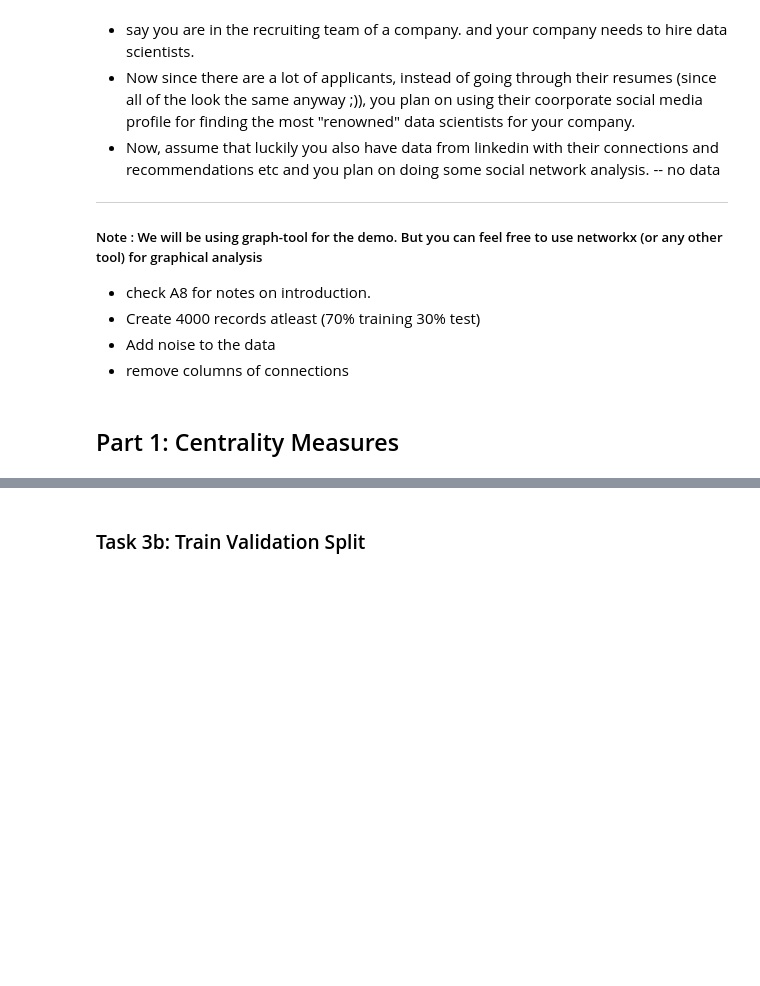
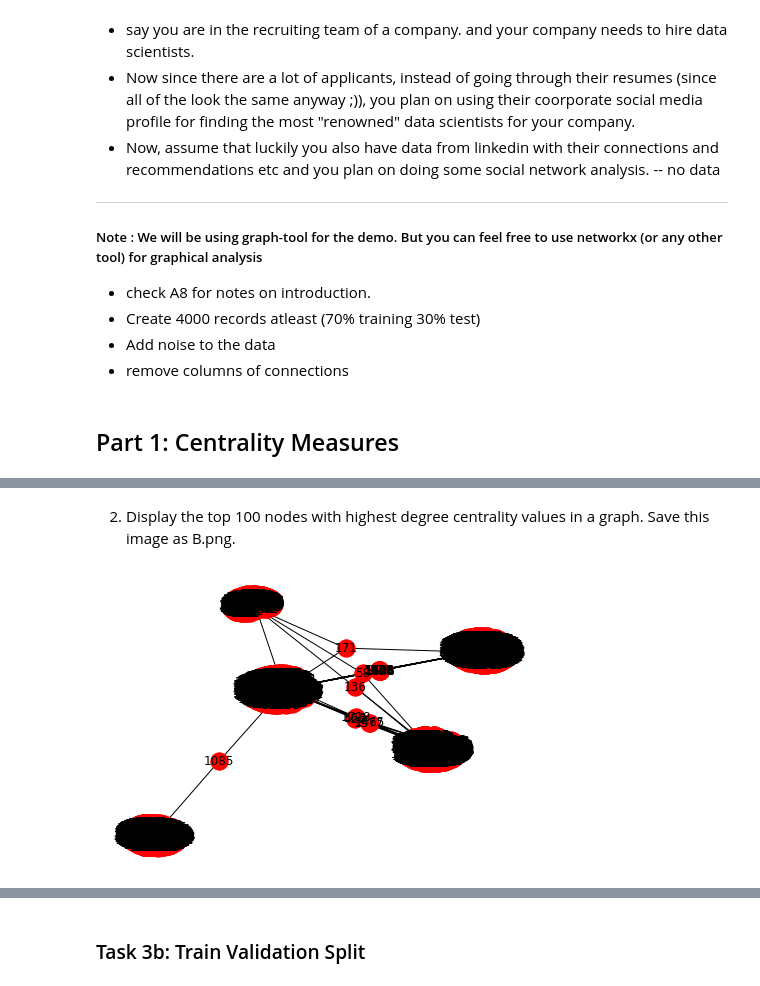
Before and after one commit to meghan14/big_data_projects_python, a Jupyter notebook: assignment_design/assignment_design_cmpt733_mg_networkx.ipynb, the cells around one changed output, grey strips where cells are left out. Drawn from its saved outputs; the diff is of its cells as text; code cells hidden in the pictures; blank space fills up the shorter version.

```diff
--- a/assignment_design/assignment_design_cmpt733_mg_networkx.ipynb
+++ b/assignment_design/assignment_design_cmpt733_mg_networkx.ipynb
@@ -56,5 +19,0 @@ As a part of the first task, create a graph from the first `100` entries of the
-# %%
-g= Graph(directed=True)
-for i,rows in df.head(100).iterrows():
-    g.add_edge(rows[0],rows[1])
-draw(g, with_labels=True)
@@ -266,0 +46,5 @@ https://rawgit.com/sfu-db/bigdata-cmpt733/master/Assignments/A5/A5.html
+# %%
+#<-- Write Your Code -->
+#Reading the edges file as dataframe
+df_edges = pd.read_csv(source+"edges_combined.csv")
+df_edges.head(10)
@@ -266,0 +66,7 @@ https://rawgit.com/sfu-db/bigdata-cmpt733/master/Assignments/A5/A5.html
+# %%
+#<-- Write Your Code -->
+g= Graph(directed=False)
+for i,rows in df_edges.iterrows():
+    g.add_edge(rows[0],rows[1])
+#draw(g, with_labels=True)
+#plt.savefig("A.png", format="PNG")
@@ -266,0 +76,10 @@ https://rawgit.com/sfu-db/bigdata-cmpt733/master/Assignments/A5/A5.html
+# %%
+#<-- Write Your Code -->
+
+## Get degree centrality
+def get_degree_centrality(node,n):
+    return (len([p for p in g.neighbors(node)])/n)
+
+N = len(g.nodes())
+df['degree_centrality'] = df.index.map(lambda x: get_degree_centrality(x,N-1))
+df.head()
@@ -266,0 +94,18 @@ https://rawgit.com/sfu-db/bigdata-cmpt733/master/Assignments/A5/A5.html
+# %% [markdown]
+2. Display the top 100 nodes with highest degree centrality values in a graph. Save this image as B.png.
+# %%
+#<-- Write Your Code -->
+## Get the top nodes with high centrality
+max_nodes = 10
+high_degree_nodes = (df['degree_centrality'].sort_values(ascending=False)[:max_nodes]).index
+
+## Add these nodes to the graph
+g1= Graph(directed=False)
+for i,rows in df_edges.iterrows():
+    if(rows[0] in high_degree_nodes or rows[1] in high_degree_nodes):
+        #print("{}--{}".format(rows[0],rows[1]))
+        g1.add_edge(rows[0],rows[1])
+draw(g1, with_labels=True)
+plt.savefig("B_10.png", format="PNG")
+# %% [output]
+[figure, added]
```
Also changed, not shown: parts of 37 cells of this notebook, 4 other files.
